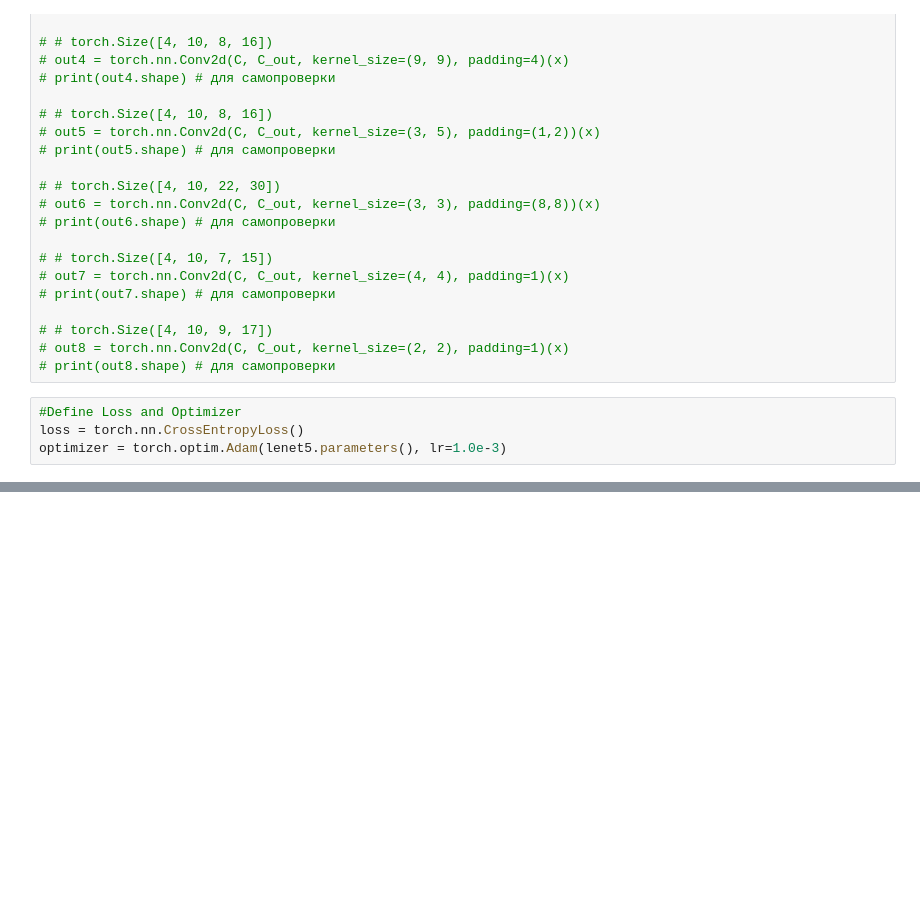
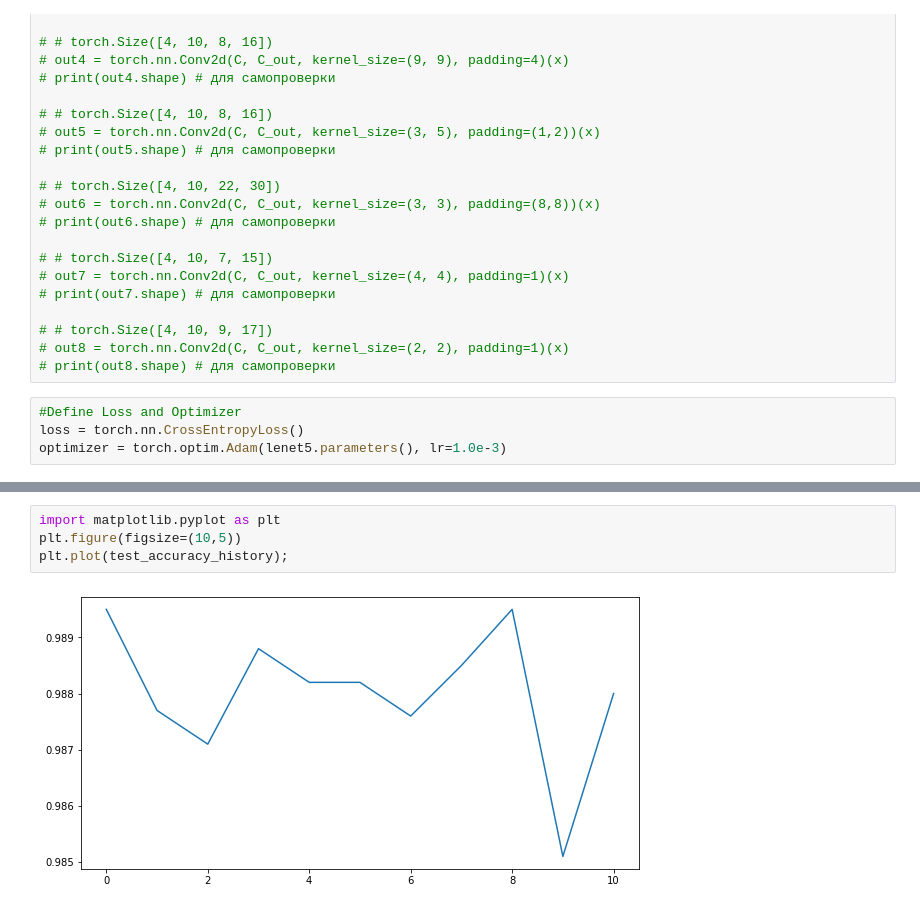
Before and after one commit to MaxKumundzhiev/Practices-for-Engineers, a Jupyter notebook: PyTorch/CNN_MNIST.ipynb, the cells around one changed output, grey strips where cells are left out. Saved outputs shown, nothing was run; the diff lists cells and outputs as text; blank space fills up the shorter version.

```diff
--- a/PyTorch/CNN_MNIST.ipynb
+++ b/PyTorch/CNN_MNIST.ipynb
@@ -187 +190,7 @@ tensor(0.9895)
+# %%
+import matplotlib.pyplot as plt
+plt.figure(figsize=(10,5))
+plt.plot(test_accuracy_history);
+# %% [output]
+[figure, added]
 # %%
```
Also changed, not shown: parts of 3 cells of this notebook, 1 other file.
